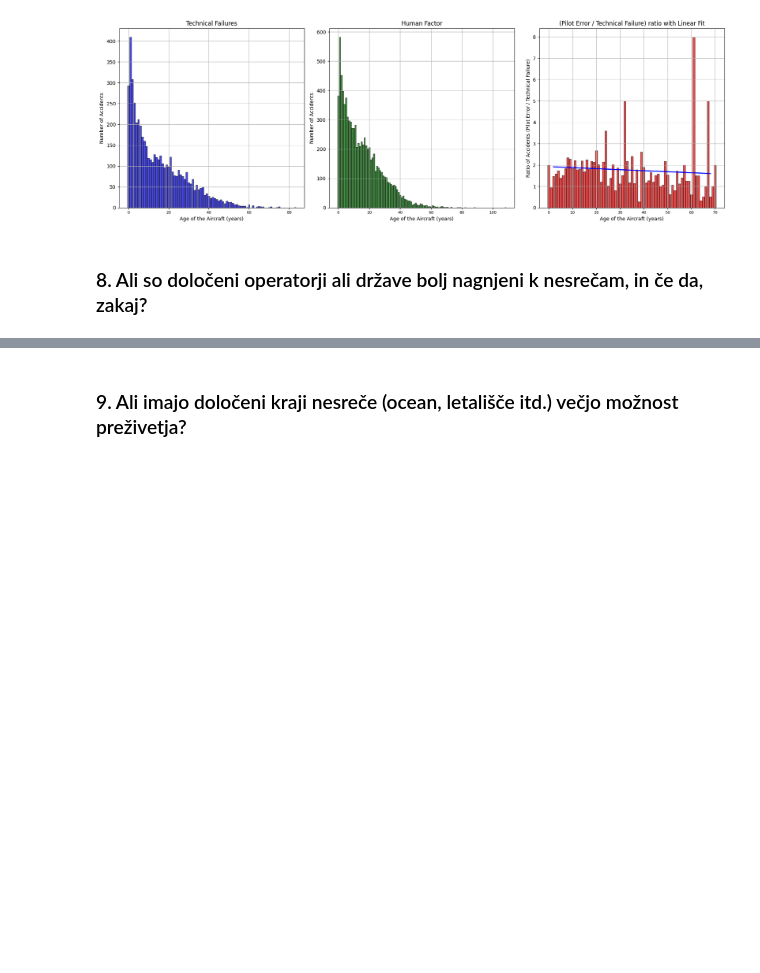
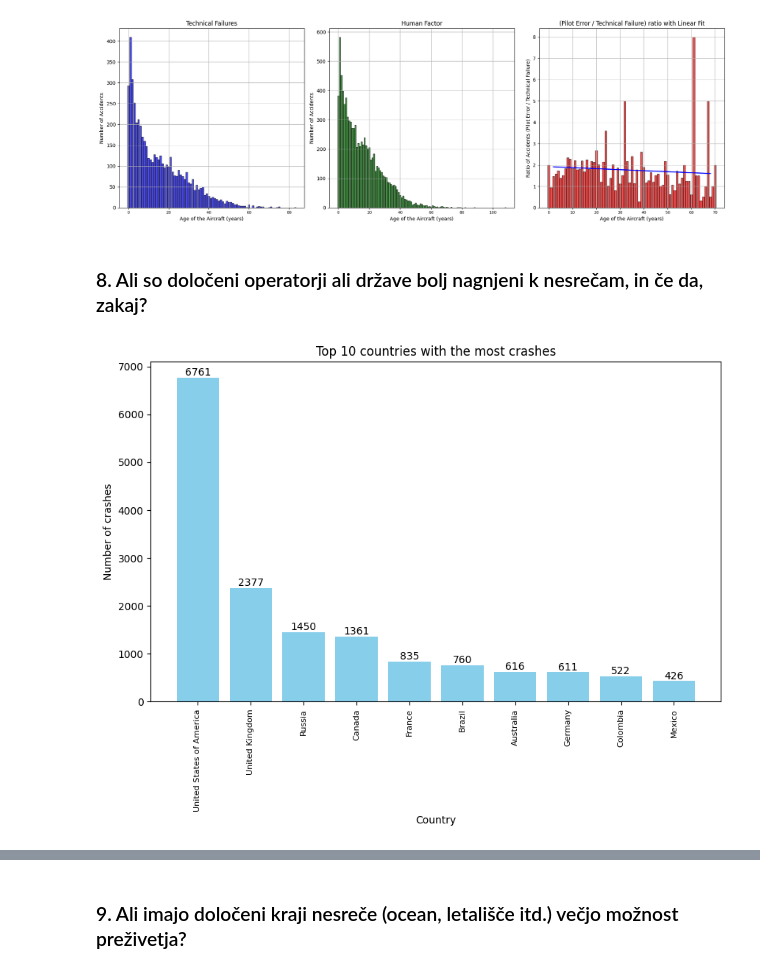
Before and after one commit to NikUlj/PR24NUJRSLSTKKM, a Jupyter notebook: PR24NUJRSLSTKKM.ipynb, the cells around one changed output, grey strips where cells are left out. Cells and saved outputs as stored; diff of their text form; code cells hidden in the pictures; blank space fills up the shorter version.

```diff
--- a/PR24NUJRSLSTKKM.ipynb
+++ b/PR24NUJRSLSTKKM.ipynb
@@ -475,3 +552,28 @@ plt.tight_layout()
 [figure]
 # %% [markdown]
 ### 8. Ali so določeni operatorji ali države bolj nagnjeni k nesrečam, in če da, zakaj?
+# %%
+list_4 = df['Country'].value_counts().reset_index(name='Counts')
+
+for x in list_4.index:
+  if list_4.loc[x, 'Country'] == "World":
+    list_4.loc[x, 'Country'] = np.nan
+
+list_4.dropna(subset=['Country'], inplace=True)
+
+Top_10_cunts = list_4.head(10)
+
+plt.figure(figsize=(10, 6))
+bars = plt.bar(Top_10_cunts['Country'],  Top_10_cunts["Counts"], color='skyblue')
+plt.xlabel('Country')
+plt.ylabel('Number of crashes')
+plt.title('Top 10 countries with the most crashes')
+plt.xticks(rotation=90)
+plt.grid(False)
+
+for bar, tpo in zip(bars, Top_10_cunts["Counts"]):
+    plt.text(bar.get_x() + bar.get_width() / 2, bar.get_height() + 1, f'{tpo}', ha='center', va='bottom')
+
+plt.show()
+# %% [output]
+[figure, added]
```
Also changed, not shown: parts of 5 cells of this notebook.
